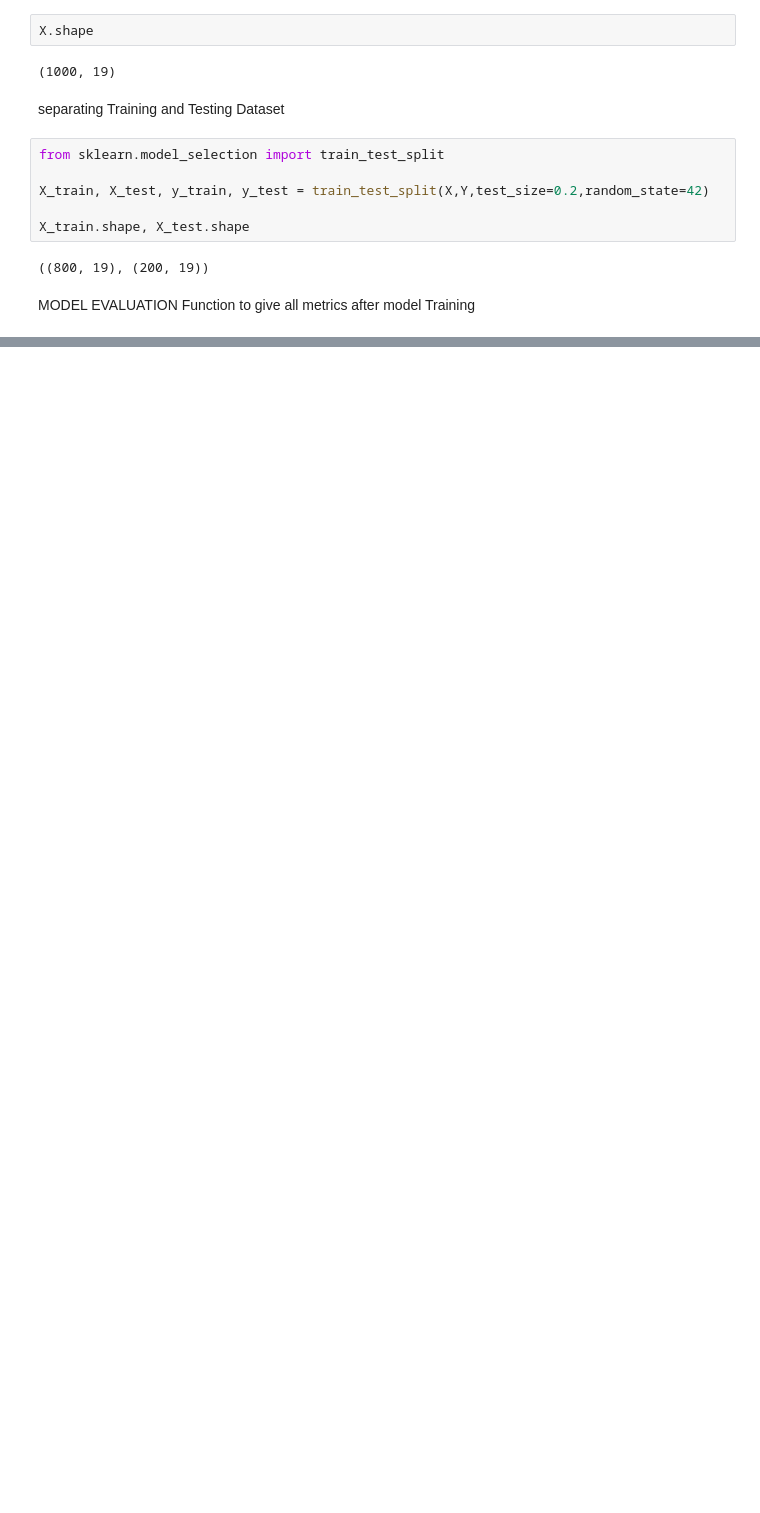
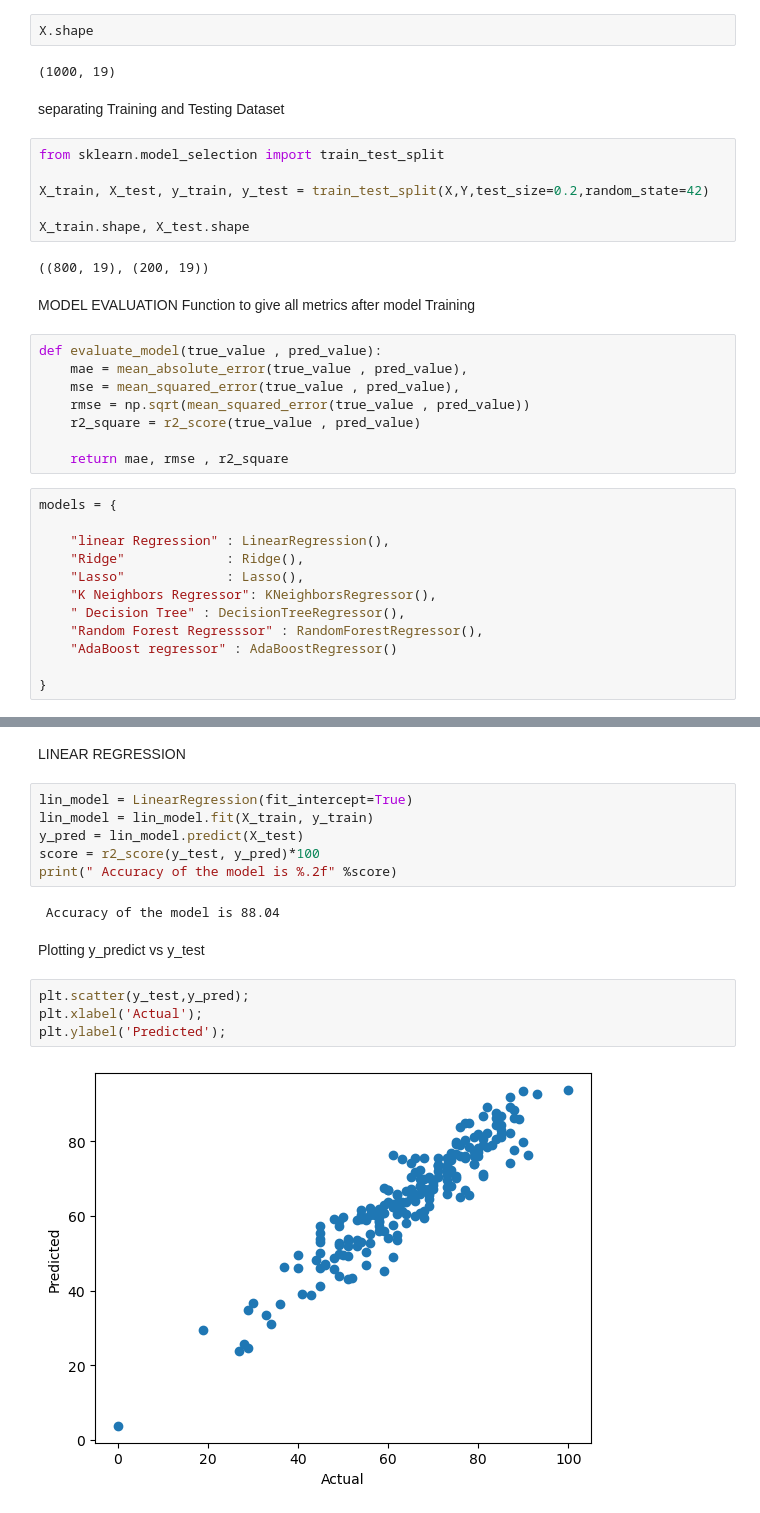
Before and after one commit to krgau020/Student-Performance_Modular_Coding_Pattern, a Jupyter notebook: noteboook/Model Training.ipynb, the cells around one changed output, grey strips where cells are left out. Cells and saved outputs as stored; diff of their text form; blank space fills up the shorter version.

```diff
--- a/noteboook/Model Training.ipynb
+++ b/noteboook/Model Training.ipynb
@@ -81,3 +82,23 @@ X_train.shape, X_test.shape
 ((800, 19), (200, 19))
 # %% [markdown]
 MODEL EVALUATION  Function to give all metrics after model Training
+# %%
+def evaluate_model(true_value , pred_value):
+    mae = mean_absolute_error(true_value , pred_value),
+    mse = mean_squared_error(true_value , pred_value),
+    rmse = np.sqrt(mean_squared_error(true_value , pred_value))
+    r2_square = r2_score(true_value , pred_value)
+
+    return mae, rmse , r2_square
+# %%
+models = {
+
+    "linear Regression" : LinearRegression(),
+    "Ridge"             : Ridge(),
+    "Lasso"             : Lasso(),
+    "K Neighbors Regressor": KNeighborsRegressor(),
+    " Decision Tree" : DecisionTreeRegressor(),
+    "Random Forest Regresssor" : RandomForestRegressor(),
+    "AdaBoost regressor" : AdaBoostRegressor()
+
+}
@@ -83,0 +178,18 @@ MODEL EVALUATION  Function to give all metrics after model Training
+# %% [markdown]
+LINEAR REGRESSION
+# %%
+lin_model = LinearRegression(fit_intercept=True)
+lin_model = lin_model.fit(X_train, y_train)
+y_pred = lin_model.predict(X_test)
+score = r2_score(y_test, y_pred)*100
+print(" Accuracy of the model is %.2f" %score)
+# %% [output]
+ Accuracy of the model is 88.04
+# %% [markdown]
+Plotting y_predict vs y_test
+# %%
+plt.scatter(y_test,y_pred);
+plt.xlabel('Actual');
+plt.ylabel('Predicted');
+# %% [output]
+[figure, added]
```
Also changed, not shown: parts of 6 cells of this notebook.
